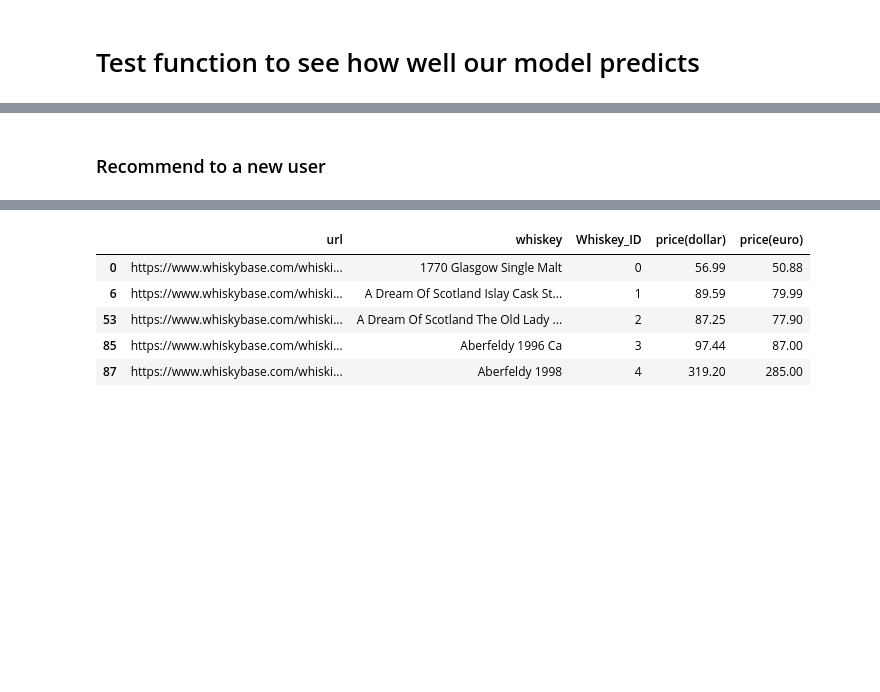
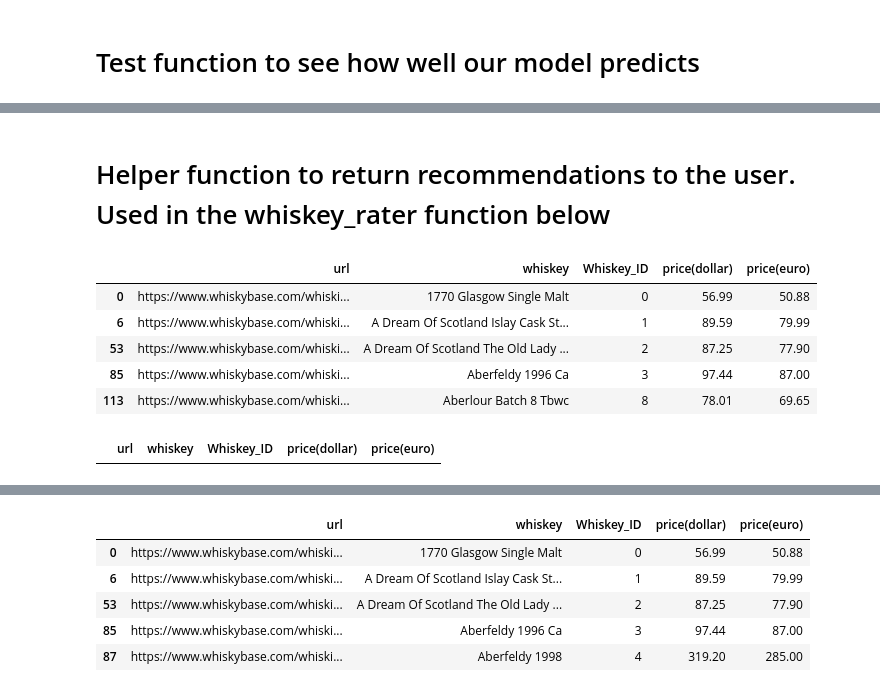
Before and after one commit to AustinKrause/whiskey-recommender, a Jupyter notebook: SVD_whiskey_data.ipynb, the cells around one changed output, grey strips where cells are left out. Saved outputs shown, nothing was run; the diff lists cells and outputs as text; code cells hidden in the pictures; blank space fills up the shorter version.

Commit message:
updated recommend function to consolidate the 2 functions and clean up output

```diff
--- a/SVD_whiskey_data.ipynb
+++ b/SVD_whiskey_data.ipynb
@@ -83,4 +83,4 @@ user: 522        item: 10         r_ui = None   est = 89.42   {'was_impossible':
 |  | url | whiskey | Whiskey_ID | price(dollar) | price(euro) |
 | 115 | https://www.whiskybase.com/whiski... | Affinity Cb | 10 | 128.25 | 114.51 |
-# %% [markdown]
-<h3>Recommend to a new user
+# %% [markdown]
+# Helper function to return recommendations to the user. Used in the whiskey_rater function below
@@ -86,0 +116,11 @@ user: 522        item: 10         r_ui = None   est = 89.42   {'was_impossible':
+# %%
+match = rec_match[rec_match['price(dollar)'] < 100]
+# %%
+match.head()
+# %% [output]
+|  | url | whiskey | Whiskey_ID | price(dollar) | price(euro) |
+| 0 | https://www.whiskybase.com/whiski... | 1770 Glasgow Single Malt | 0 | 56.99 | 50.88 |
+| 6 | https://www.whiskybase.com/whiski... | A Dream Of Scotland Islay Cask St... | 1 | 89.59 | 79.99 |
+| 53 | https://www.whiskybase.com/whiski... | A Dream Of Scotland The Old Lady ... | 2 | 87.25 | 77.90 |
+| 85 | https://www.whiskybase.com/whiski... | Aberfeldy 1996 Ca | 3 | 97.44 | 87.00 |
+| 113 | https://www.whiskybase.com/whiski... | Aberlour Batch 8 Tbwc | 8 | 78.01 | 69.65 |
@@ -87 +129,5 @@ user: 522        item: 10         r_ui = None   est = 89.42   {'was_impossible':
+# %%
+recommended
+# %% [output]
+|  | url | whiskey | Whiskey_ID | price(dollar) | price(euro) |
 # %%
```
Also changed, not shown: parts of 10 cells of this notebook.
